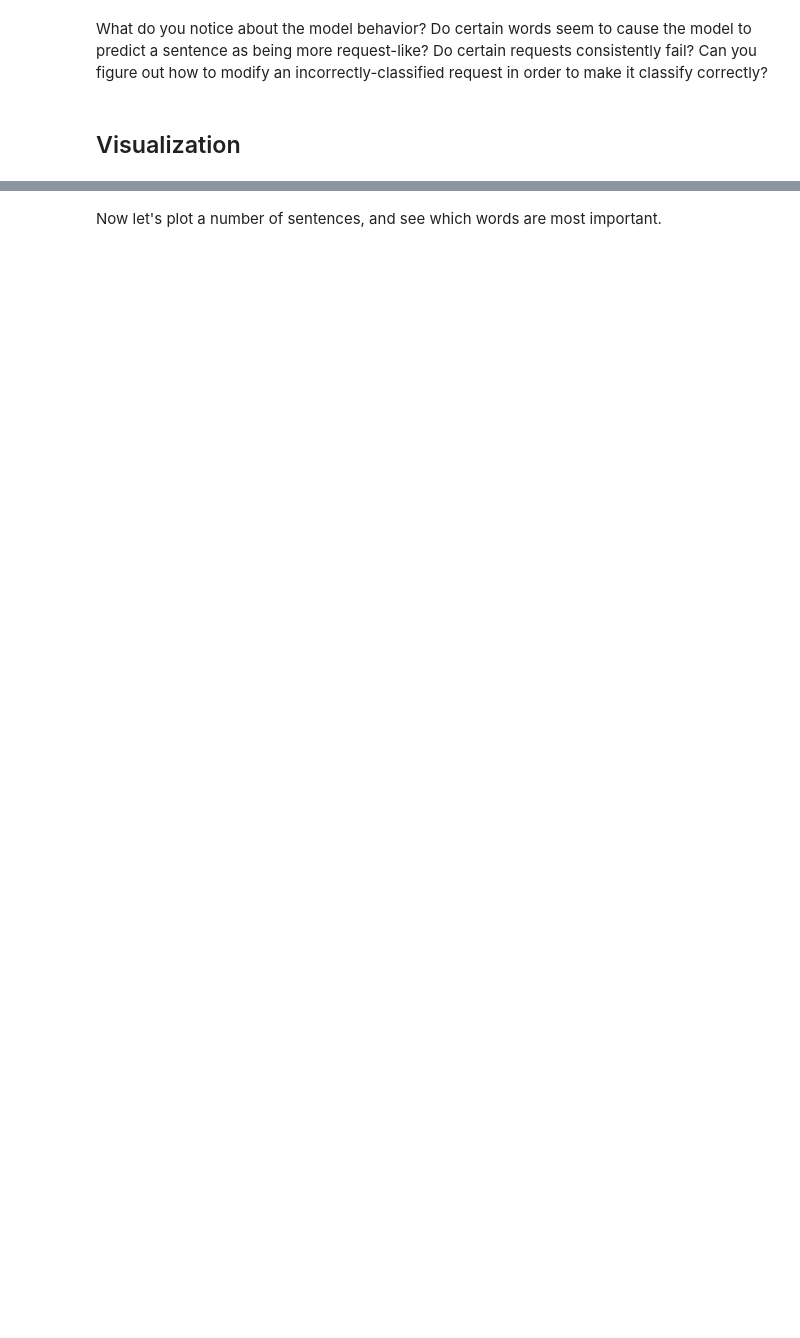
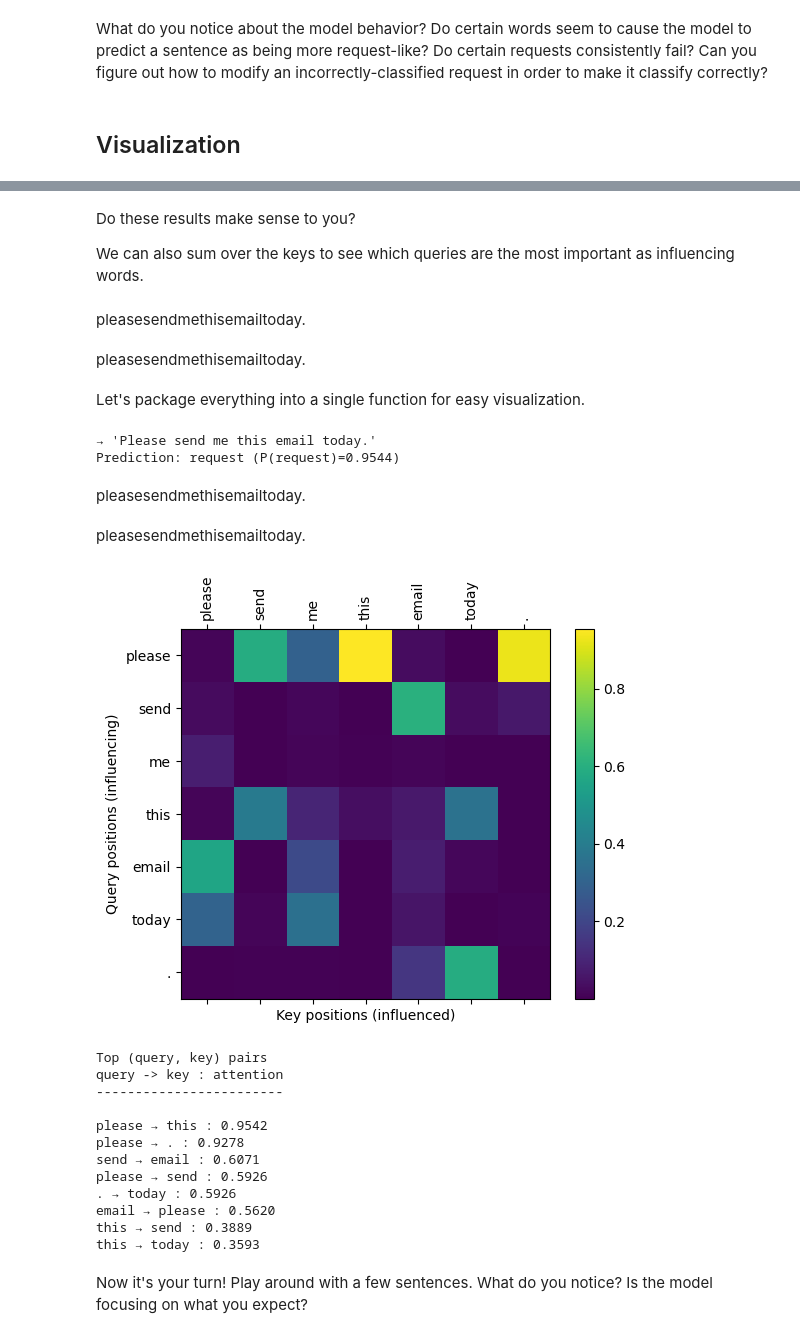
Before and after one commit to Benkendorfer/ErUM_Transformers_Tutorial_2025, a Jupyter notebook: Attention.ipynb, the cells around one changed output, grey strips where cells are left out. Saved outputs shown, nothing was run; the diff lists cells and outputs as text; code cells hidden in the pictures; blank space fills up the shorter version.

```diff
--- a/Attention.ipynb
+++ b/Attention.ipynb
@@ -204,13 +257,15 @@ def predict_sentence(model, sentence, vocab, tokenizer):
 
     return pred, probs.squeeze().tolist()
 
-def print_prediction_for_sentence(sentence):
+def print_prediction_for_sentence(sentence, whitespace=True):
     pred, probs = predict_sentence(model, sentence, vocab, tokenizer)
 
     label_map = {0: "no_request", 1: "request"}
     print(f"→ {sentence!r}")
     print(f"Prediction: {label_map[pred]} (P(request)={probs[1]:.4f})")
-    print()
+
+    if whitespace:
+        print()
 
 test_sentences = [
     "Please send me the report today by the end of the day.",
@@ -251,0 +344,3 @@ What do you notice about the model behavior? Do certain words seem to cause the
+# %%
+visualization_sentence = "Please send me this email today."
+print_prediction_for_sentence(visualization_sentence)
@@ -295,0 +405,21 @@ utility.display_tokens_with_alpha(tokens, col_importance)
+# %%
+# Find top (key, query) pairs from attention matrix
+def find_top_k_pairs(attention, sentence, tokenizer, k=5):
+    tokens = tokenizer(sentence)
+    top_k_indices = np.unravel_index(np.argsort(attention.ravel())[-k:], attention.shape)
+    top_k_pairs = [(tokens[i], tokens[j]) for i, j in zip(*top_k_indices)]
+    attention_values = [attention[i, j] for i, j in zip(*top_k_indices)]
+
+    top_k_pairs = sorted(zip(top_k_pairs, attention_values), key=lambda x: x[1], reverse=True)
+    return top_k_pairs
+
+def print_top_k_pairs(attention, sentence, tokenizer, k=5):
+    top_k_pairs = find_top_k_pairs(attention, sentence, tokenizer, k=k)
+    print("Top (query, key) pairs")
+    print("query -> key : attention")
+    print("------------------------")
+    print("")
+    for (key, query), pair_attn in top_k_pairs:
+        print(f"{query} → {key} : {pair_attn:.4f}")
+
+print_top_k_pairs(attention, visualization_sentence, tokenizer, k=8)
@@ -296,3 +439,48 @@ utility.display_tokens_with_alpha(tokens, col_importance)
+# %% [markdown]
+Do these results make sense to you?
+
+We can also sum over the keys to see which queries are the most important as influencing words.
+# %%
+importlib.reload(visualization)
+
+visualization.display_sentence_with_alpha(visualization_sentence, tokenizer, attention)
+# %% [output]
+pleasesendmethisemailtoday.
+pleasesendmethisemailtoday.
+# %% [markdown]
+Let's package everything into a single function for easy visualization.
+# %%
+def run_visualization(model, sentence, vocab, tokenizer):
+    print_prediction_for_sentence(sentence, whitespace=False)
+
+    attention = get_attention_matrix(model, sentence, vocab, tokenizer)
+
+    visualization.display_sentence_with_alpha(sentence, tokenizer, attention)
+
+    tokens = tokenizer(sentence)
+    visualization.plot_attention(tokens, attention)
+
+    print_top_k_pairs(attention, sentence, tokenizer, k=8)
+
+run_visualization(model, visualization_sentence, vocab, tokenizer)
+# %% [output]
+→ 'Please send me this email today.'
+Prediction: request (P(request)=0.9544)
+pleasesendmethisemailtoday.
+pleasesendmethisemailtoday.
+[figure, added]
+Top (query, key) pairs
+query -> key : attention
+------------------------
+
+please → this : 0.9542
+please → . : 0.9278
+send → email : 0.6071
+please → send : 0.5926
+. → today : 0.5926
+email → please : 0.5620
+this → send : 0.3889
+this → today : 0.3593
 # %% [markdown]
-Now let's plot a number of sentences, and see which words are most important.
+Now it's your turn! Play around with a few sentences. What do you notice? Is the model focusing on what you expect?
 # %%
```
Also changed, not shown: parts of 18 cells of this notebook, 3 other files.
